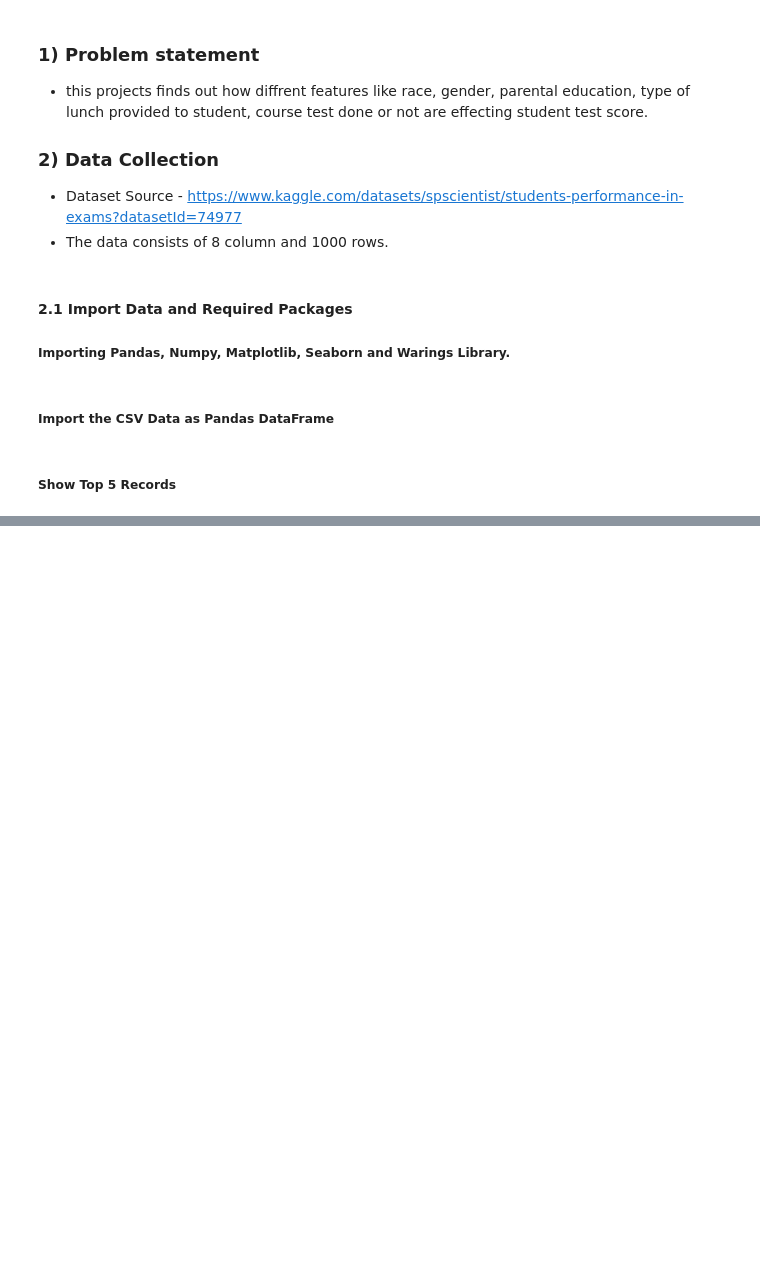
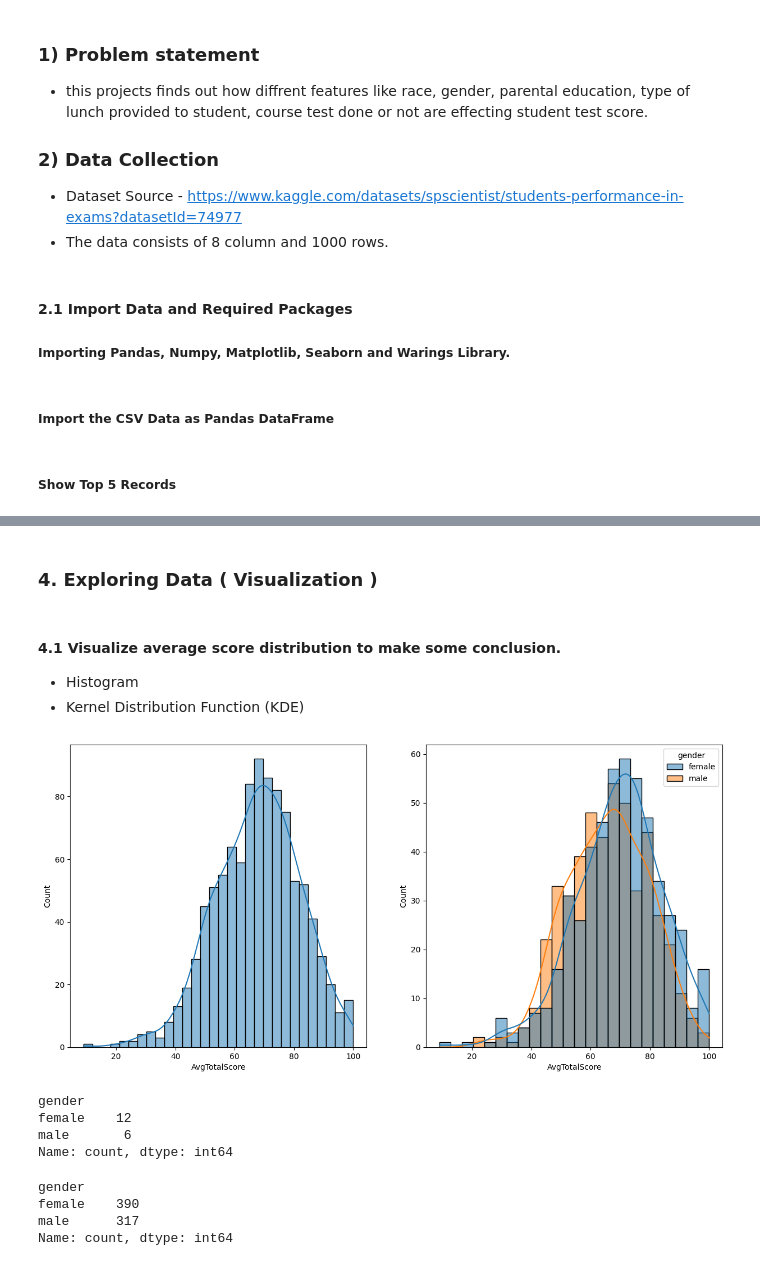
Before and after one commit to aakashpokkanayil/mlproject, a Jupyter notebook: notebook/EDA STUDENT PERFORMANCE .ipynb, the cells around one changed output, grey strips where cells are left out. Saved outputs shown, nothing was run; the diff lists cells and outputs as text; code cells hidden in the pictures; blank space fills up the shorter version.

```diff
--- a/notebook/EDA STUDENT PERFORMANCE .ipynb
+++ b/notebook/EDA STUDENT PERFORMANCE .ipynb
@@ -45,0 +170,3 @@ df.head()
+# %%
+df["TotalScore"]=df.math_score+df.reading_score+df.writing_score
+df["AvgTotalScore"]=df.TotalScore/3
@@ -45,0 +202,29 @@ df.head()
+# %% [markdown]
+### 4. Exploring Data ( Visualization )
+# %% [markdown]
+#### 4.1 Visualize average score distribution to make some conclusion.
+- Histogram
+- Kernel Distribution Function (KDE)
+# %%
+plt.figure(figsize=(15,7))
+plt.subplot(1,2,1)
+sns.histplot(data=df.AvgTotalScore,bins=30,kde=True)
+plt.subplot(1,2,2)
+sns.histplot(data=df,x='AvgTotalScore',kde=True,hue='gender')
+plt.show()
+# %% [output]
+[figure, added]
+# %%
+df[df.AvgTotalScore<35].gender.value_counts()
+# %% [output]
+gender
+female    12
+male       6
+Name: count, dtype: int64
+# %%
+df[df.AvgTotalScore>60].gender.value_counts()
+# %% [output]
+gender
+female    390
+male      317
+Name: count, dtype: int64
```
Also changed, not shown: parts of 31 cells of this notebook, 1 other file.
